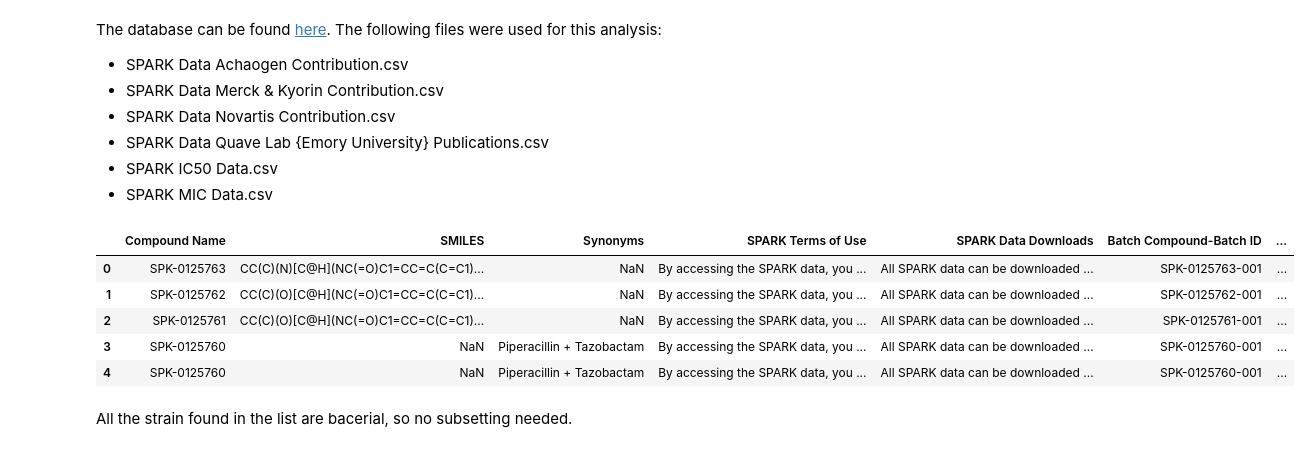
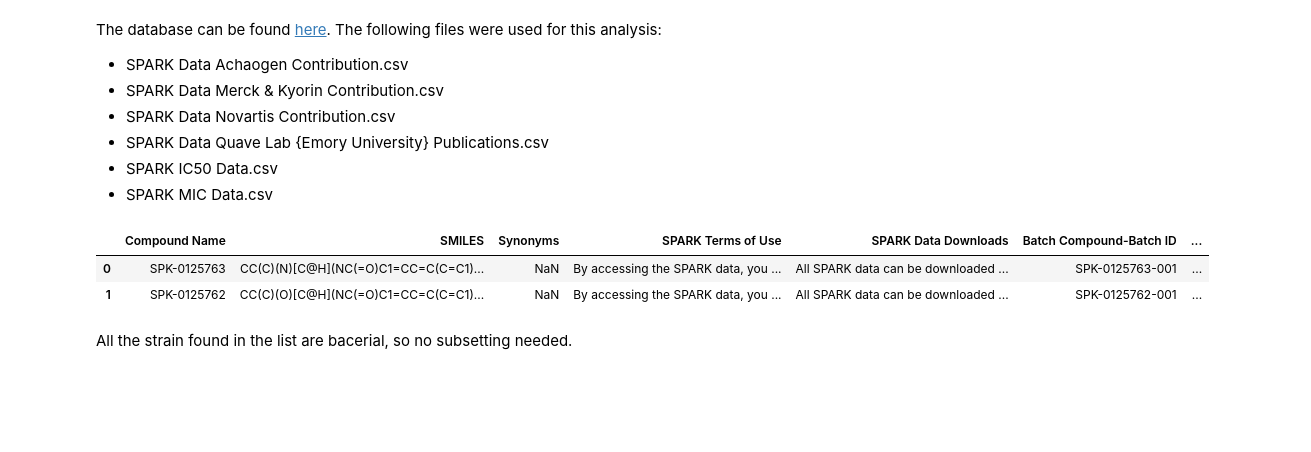
Before and after one commit to IMI-COMBINE/broad_spectrum_prediction, a Jupyter notebook: preprocess/spark_process.ipynb, the cells around one changed output. Cells and saved outputs as stored; diff of their text form; code cells hidden in the pictures; blank space fills up the shorter version.

Commit message:
update spark dataset

```diff
--- a/preprocess/spark_process.ipynb
+++ b/preprocess/spark_process.ipynb
@@ -24,24 +24,21 @@ DATA_DIR = "../data"
 # %%
 spark_data = []
 
 for file in os.listdir(f"{DATA_DIR}/raw"):
     if file.startswith("SPARK"):
         df = pd.read_csv(
             f"{DATA_DIR}/raw/{file}",
             low_memory=False,
             on_bad_lines="skip",
         )
         df["source"] = file
         spark_data.append(df)
 spark_df = pd.concat(spark_data, ignore_index=True)
-spark_df.head()
+spark_df.head(2)
 # %% [output]
 |  | Compound Name | SMILES | Synonyms | SPARK Terms of Use | SPARK Data Downloads | Batch Compound-Batch ID | ... |
 | 0 | SPK-0125763 | CC(C)(N)[C@H](NC(=O)C1=CC=C(C=C1)... | NaN | By accessing the SPARK data, you ... | All SPARK data can be downloaded ... | SPK-0125763-001 | ... |
 | 1 | SPK-0125762 | CC(C)(O)[C@H](NC(=O)C1=CC=C(C=C1)... | NaN | By accessing the SPARK data, you ... | All SPARK data can be downloaded ... | SPK-0125762-001 | ... |
-| 2 | SPK-0125761 | CC(C)(O)[C@H](NC(=O)C1=CC=C(C=C1)... | NaN | By accessing the SPARK data, you ... | All SPARK data can be downloaded ... | SPK-0125761-001 | ... |
-| 3 | SPK-0125760 | NaN | Piperacillin + Tazobactam | By accessing the SPARK data, you ... | All SPARK data can be downloaded ... | SPK-0125760-001 | ... |
-| 4 | SPK-0125760 | NaN | Piperacillin + Tazobactam | By accessing the SPARK data, you ... | All SPARK data can be downloaded ... | SPK-0125760-001 | ... |
 # %%
 cols_to_keep = [
     "Compound Name",
```
Also changed, not shown: parts of 4 cells of this notebook, 1 other file.
